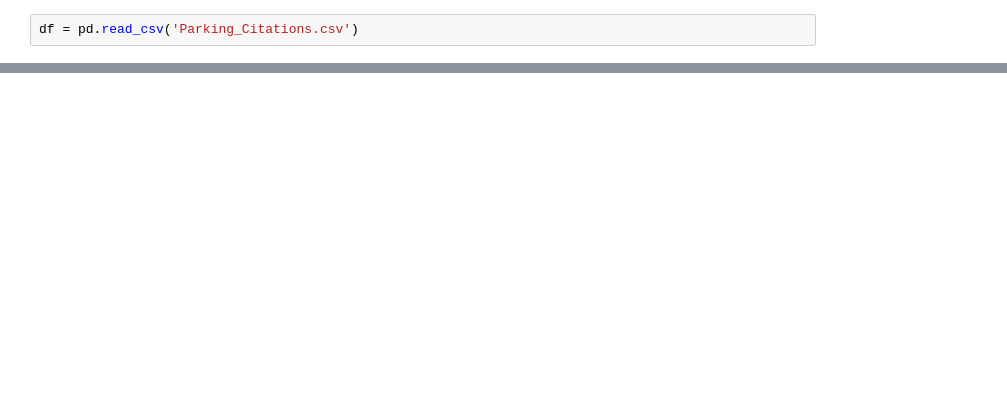
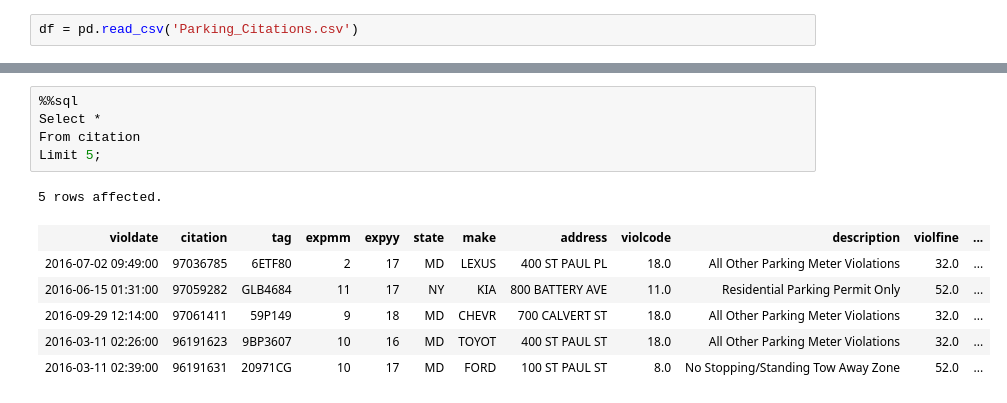
Before and after one commit to zhengweifz/istm-6212, a Jupyter notebook: parking_citation.ipynb, the cells around one changed output, grey strips where cells are left out. Drawn from its saved outputs; the diff is of its cells as text; blank space fills up the shorter version.

```diff
--- a/parking_citation.ipynb
+++ b/parking_citation.ipynb
@@ -56,0 +242,13 @@ Timestamp('2016-11-25 10:13:00')
+# %%
+%%sql
+Select *
+From citation
+Limit 5;
+# %% [output]
+5 rows affected.
+| violdate | citation | tag | expmm | expyy | state | make | address | violcode | description | violfine | ... |
+| 2016-07-02 09:49:00 | 97036785 | 6ETF80 | 2 | 17 | MD | LEXUS | 400 ST PAUL PL | 18.0 | All Other Parking Meter Violations | 32.0 | ... |
+| 2016-06-15 01:31:00 | 97059282 | GLB4684 | 11 | 17 | NY | KIA | 800 BATTERY AVE | 11.0 | Residential Parking Permit Only | 52.0 | ... |
+| 2016-09-29 12:14:00 | 97061411 | 59P149 | 9 | 18 | MD | CHEVR | 700 CALVERT ST | 18.0 | All Other Parking Meter Violations | 32.0 | ... |
+| 2016-03-11 02:26:00 | 96191623 | 9BP3607 | 10 | 16 | MD | TOYOT | 400 ST PAUL ST | 18.0 | All Other Parking Meter Violations | 32.0 | ... |
+| 2016-03-11 02:39:00 | 96191631 | 20971CG | 10 | 17 | MD | FORD | 100 ST PAUL ST | 8.0 | No Stopping/Standing Tow Away Zone | 52.0 | ... |
```
Also changed, not shown: parts of 28 cells of this notebook.
